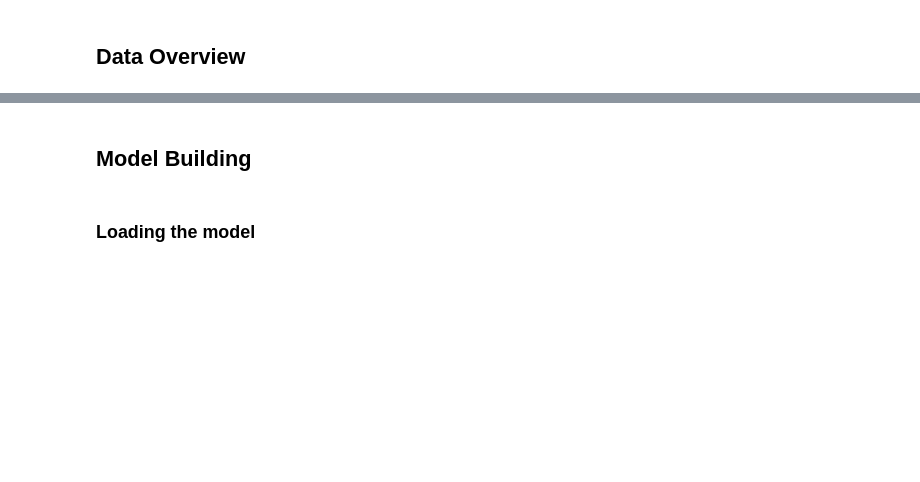
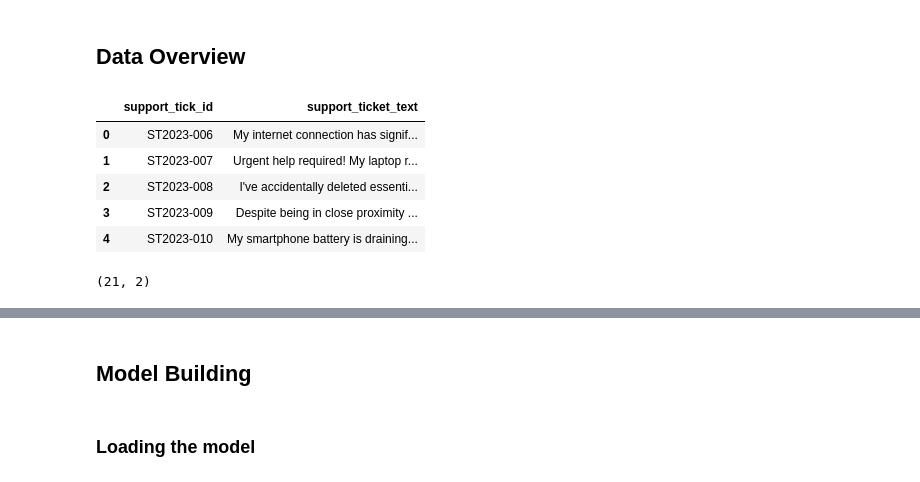
Before and after one commit to shubhrashishir/llama-support-ticket-automation, a Jupyter notebook: llama_support_ticket_automation.ipynb, the cells around one changed output, grey strips where cells are left out. Drawn from its saved outputs; the diff is of its cells as text; code cells hidden in the pictures; blank space fills up the shorter version.

```diff
--- a/llama_support_ticket_automation.ipynb
+++ b/llama_support_ticket_automation.ipynb
@@ -57,11 +92,22 @@ drive.mount('/content/drive')
 # %%
 # Complete the code to read the CSV file
-data = pd.read_csv("_____")
+data = pd.read_csv('/content/drive/MyDrive/Python Course/Support_ticket_text_data_mid_term.csv')
 # %% [markdown]
 ## **Data Overview**
 # %%
 # Write the code to check the first 5 rows of the data
+data.head()
+# %% [output]
+|  | support_tick_id | support_ticket_text |
+| 0 | ST2023-006 | My internet connection has signif... |
+| 1 | ST2023-007 | Urgent help required! My laptop r... |
+| 2 | ST2023-008 | I've accidentally deleted essenti... |
+| 3 | ST2023-009 | Despite being in close proximity ... |
+| 4 | ST2023-010 | My smartphone battery is draining... |
 # %%
 # Write the code to check the shape of the data
+data.shape
+# %% [output]
+(21, 2)
 # %%
 # Write the code to check for missing values in the data
```
Also changed, not shown: parts of 92 cells of this notebook.
